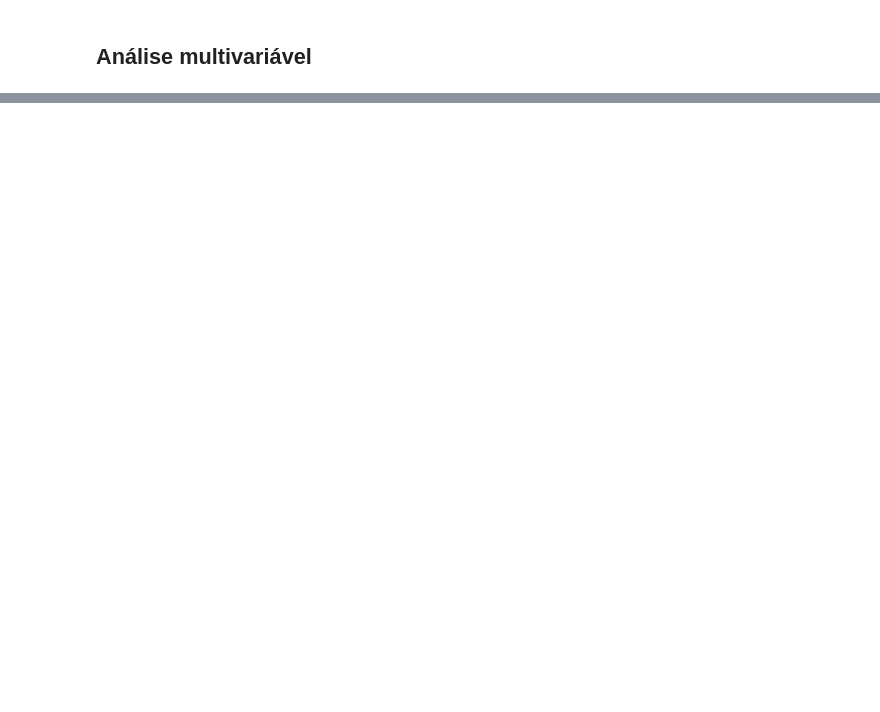
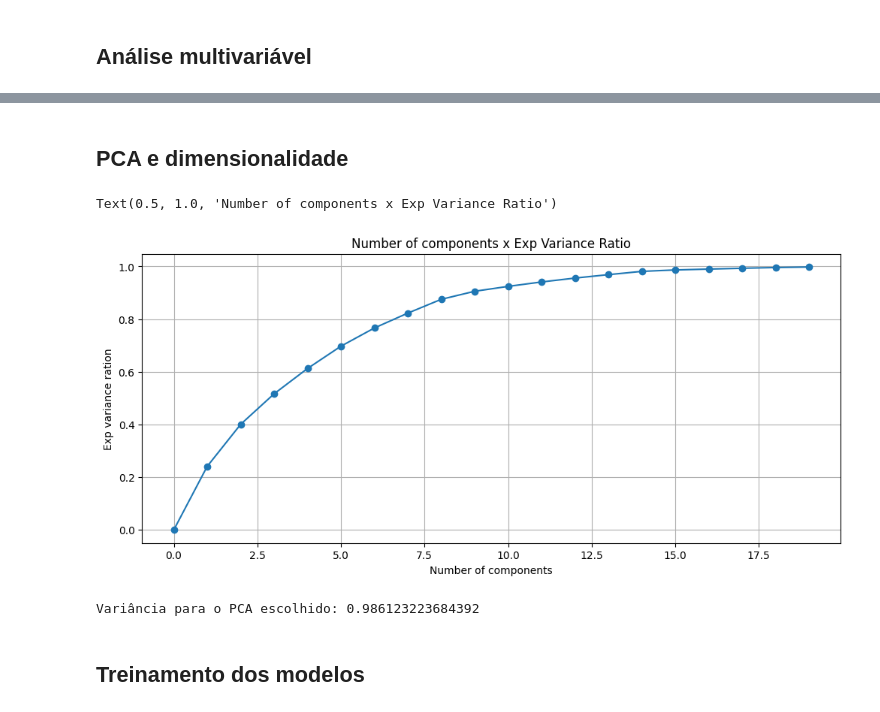
Before and after one commit to Ribeiro-Victor/coc602-data-mining, a Jupyter notebook: notebook.ipynb, the cells around one changed output, grey strips where cells are left out. Saved outputs shown, nothing was run; the diff lists cells and outputs as text; code cells hidden in the pictures; blank space fills up the shorter version.

```diff
--- a/notebook.ipynb
+++ b/notebook.ipynb
@@ -116,0 +280,28 @@ plot_variables_grouped_by_obesity(df_treino)
+# %% [markdown]
+## PCA e dimensionalidade
+# %%
+var_ratio = []
+nums = [i for i in range(20)]
+for num in nums:
+    pca = PCA(n_components=num)
+    pca.fit(X_train_processed)
+    var_ratio.append(np.sum(pca.explained_variance_ratio_))
+plt.figure(figsize=(12,5))
+plt.grid()
+plt.plot(nums,var_ratio,marker='o')
+plt.xlabel('Number of components')
+plt.ylabel('Exp variance ration')
+plt.title('Number of components x Exp Variance Ratio')
+# %% [output]
+Text(0.5, 1.0, 'Number of components x Exp Variance Ratio')
+[figure, added]
+# %%
+PCA_COMPONENTS = 15
+pca_transf = PCA(n_components=PCA_COMPONENTS)
+X_train_processed_pca = pca_transf.fit_transform(X_train_processed)
+X_test_processed_pca = pca_transf.fit_transform(X_test_processed)
+print(f'Variância para o PCA escolhido: {np.sum(pca_transf.explained_variance_ratio_)}')
+# %% [output]
+Variância para o PCA escolhido: 0.986123223684392
+# %% [markdown]
+## Treinamento dos modelos
```
Also changed, not shown: parts of 23 cells of this notebook.
